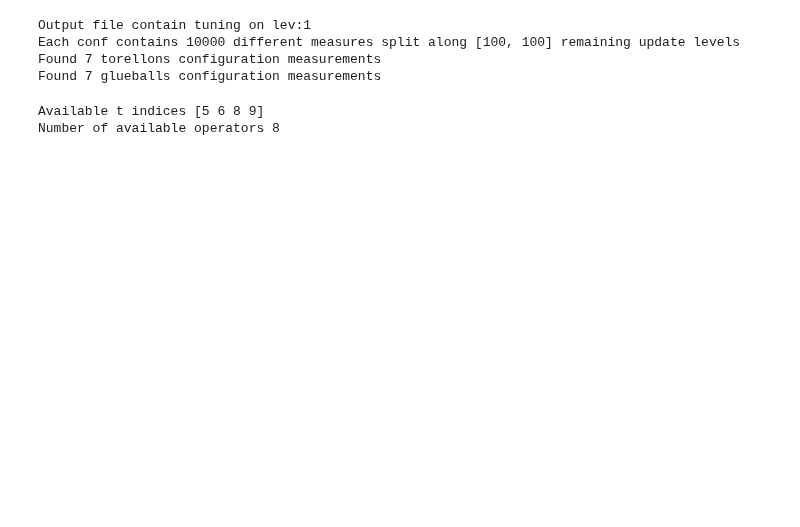
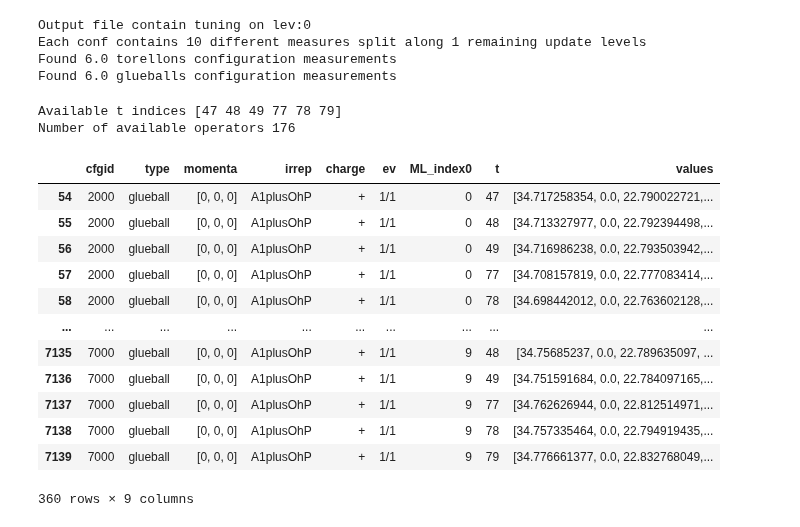
Before and after one commit to claudiopica/HiRep, a Jupyter notebook: PureGauge/tune_analysis.ipynb, the cells around one changed output. Saved outputs shown, nothing was run; the diff lists cells and outputs as text; code cells hidden in the pictures; blank space fills up the shorter version.

```diff
--- a/PureGauge/tune_analysis.ipynb
+++ b/PureGauge/tune_analysis.ipynb
@@ -120,18 +126,34 @@ def tune_meas(dataf,tid:int,opid:int,ncut:int):
     if(true_cut!=ncut):
         print(f"Maximal cut level used {true_cut}")
     return [stddev,data_df5]
-# %%
-data_df1=read_outfile("./out_0_good")
-# %% [output]
-Output file contain tuning on lev:1
-Each conf contains 10000 different measures split along [100, 100] remaining update levels
-Found 7 torellons configuration measurements
-Found 7 glueballs configuration measurements
+# %%
+data_df1=read_outfile("/home/rago/HiRep/PureGauge/out_tune_0")
+# %% [output]
+Output file contain tuning on lev:0
+Each conf contains 10 different measures split along 1 remaining update levels
+Found 6.0 torellons configuration measurements
+Found 6.0 glueballs configuration measurements
 # %%
-data_df1_2 = data_df1[data_df1["cfgid"]!=0].copy()
-data_df2=data_select(data_df1_2 , "glueball" , "A1plusOhP" , "+" ,"1/1" )
+data_df1 = data_df1[data_df1["cfgid"]!=0].copy()
+data_df2=data_select(data_df1 , "glueball" , "A1plusOhP" , "+" ,"1/1" )
 # %% [output]
-Available t indices [5 6 8 9]
-Number of available operators 8
+Available t indices [47 48 49 77 78 79]
+Number of available operators 176
+# %%
+data_df2
+# %% [output]
+|  | cfgid | type | momenta | irrep | charge | ev | ML_index0 | t | values |
+| 54 | 2000 | glueball | [0, 0, 0] | A1plusOhP | + | 1/1 | 0 | 47 | [34.717258354, 0.0, 22.790022721,... |
+| 55 | 2000 | glueball | [0, 0, 0] | A1plusOhP | + | 1/1 | 0 | 48 | [34.713327977, 0.0, 22.792394498,... |
+| 56 | 2000 | glueball | [0, 0, 0] | A1plusOhP | + | 1/1 | 0 | 49 | [34.716986238, 0.0, 22.793503942,... |
+| 57 | 2000 | glueball | [0, 0, 0] | A1plusOhP | + | 1/1 | 0 | 77 | [34.708157819, 0.0, 22.777083414,... |
+| 58 | 2000 | glueball | [0, 0, 0] | A1plusOhP | + | 1/1 | 0 | 78 | [34.698442012, 0.0, 22.763602128,... |
+| ... | ... | ... | ... | ... | ... | ... | ... | ... | ... |
+| 7135 | 7000 | glueball | [0, 0, 0] | A1plusOhP | + | 1/1 | 9 | 48 | [34.75685237, 0.0, 22.789635097, ... |
+| 7136 | 7000 | glueball | [0, 0, 0] | A1plusOhP | + | 1/1 | 9 | 49 | [34.751591684, 0.0, 22.784097165,... |
+| 7137 | 7000 | glueball | [0, 0, 0] | A1plusOhP | + | 1/1 | 9 | 77 | [34.762626944, 0.0, 22.812514971,... |
+| 7138 | 7000 | glueball | [0, 0, 0] | A1plusOhP | + | 1/1 | 9 | 78 | [34.757335464, 0.0, 22.794919435,... |
+| 7139 | 7000 | glueball | [0, 0, 0] | A1plusOhP | + | 1/1 | 9 | 79 | [34.776661377, 0.0, 22.832768049,... |
+360 rows × 9 columns
 # %%
 x1=y1=e1=[]
```
Also changed, not shown: parts of 14 cells of this notebook, 1 other file.
